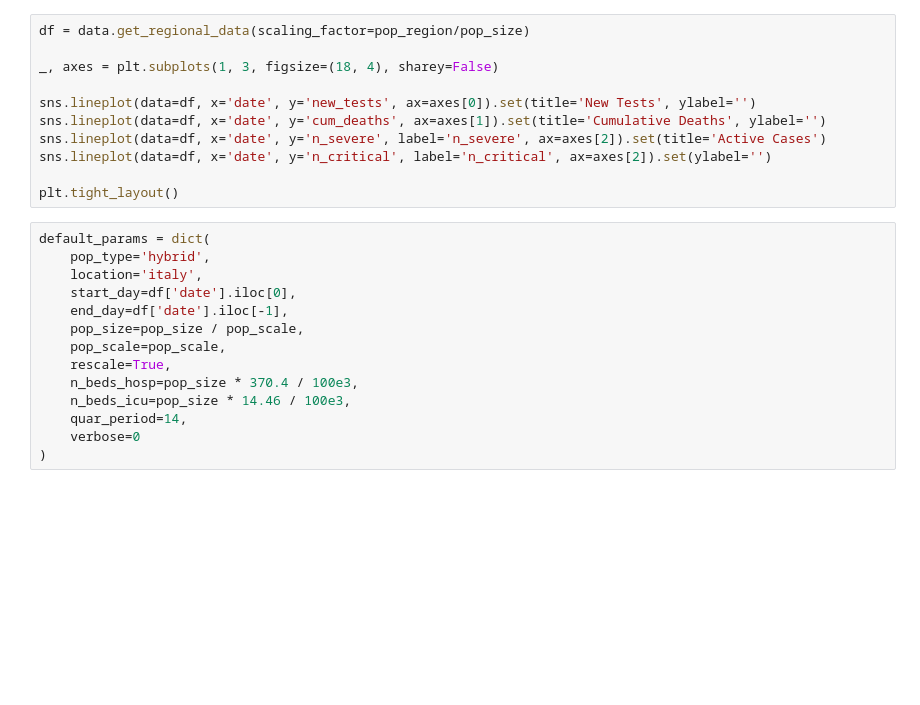
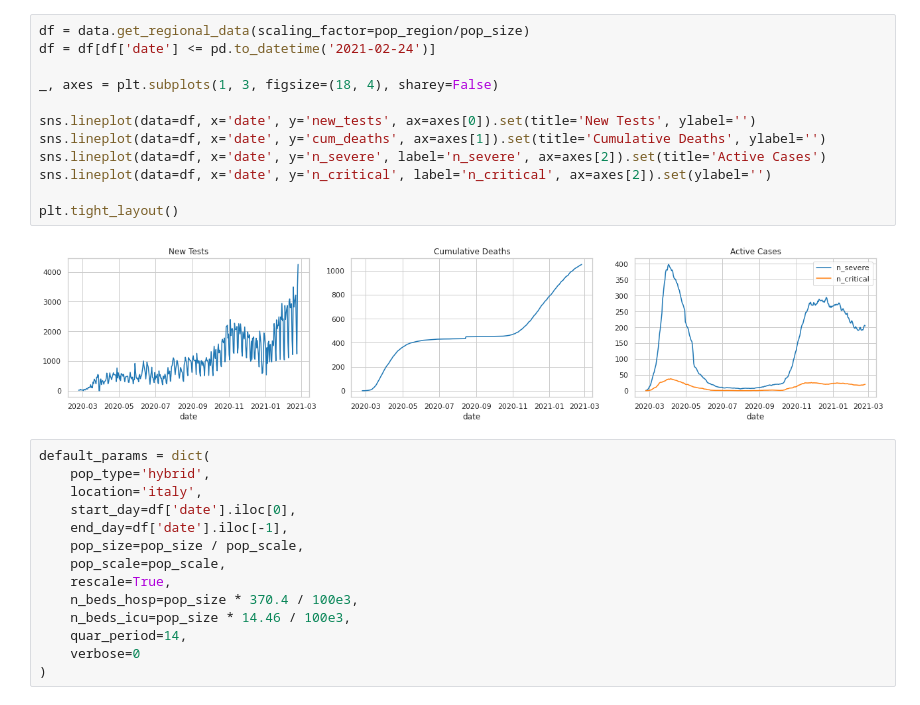
Before and after one commit to LIA-UniBo/EpidemicModelLearning, a Jupyter notebook: notebooks/2.3. Calibration_Winter.ipynb, the cells around one changed output. Saved outputs shown, nothing was run; the diff lists cells and outputs as text; blank space fills up the shorter version.

```diff
--- a/notebooks/2.3. Calibration_Winter.ipynb
+++ b/notebooks/2.3. Calibration_Winter.ipynb
@@ -18,14 +20,17 @@ n_trials = 1000
 # %%
 df = data.get_regional_data(scaling_factor=pop_region/pop_size)
+df = df[df['date'] <= pd.to_datetime('2021-02-24')]
 
 _, axes = plt.subplots(1, 3, figsize=(18, 4), sharey=False)
 
 sns.lineplot(data=df, x='date', y='new_tests', ax=axes[0]).set(title='New Tests', ylabel='')
 sns.lineplot(data=df, x='date', y='cum_deaths', ax=axes[1]).set(title='Cumulative Deaths', ylabel='')
 sns.lineplot(data=df, x='date', y='n_severe', label='n_severe', ax=axes[2]).set(title='Active Cases')
 sns.lineplot(data=df, x='date', y='n_critical', label='n_critical', ax=axes[2]).set(ylabel='')
 
 plt.tight_layout()
+# %% [output]
+[figure, added]
 # %%
 default_params = dict(
     pop_type='hybrid',
```
Also changed, not shown: parts of 9 cells of this notebook.
